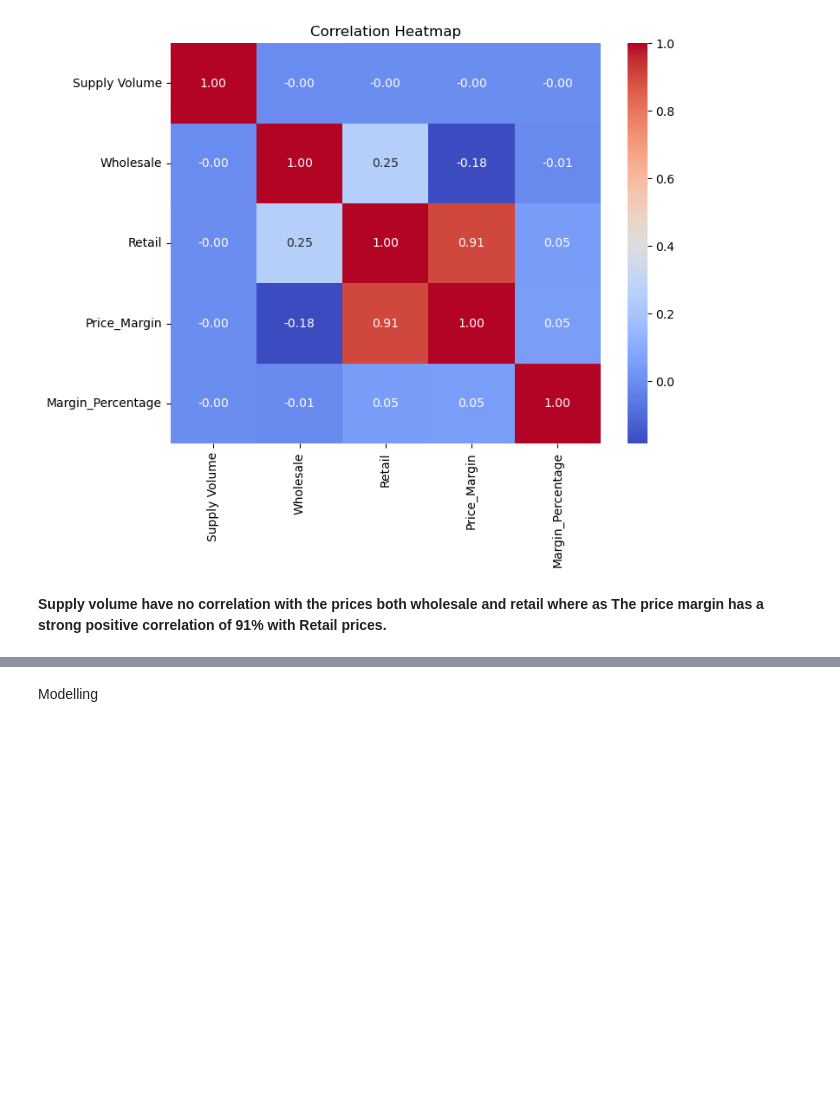
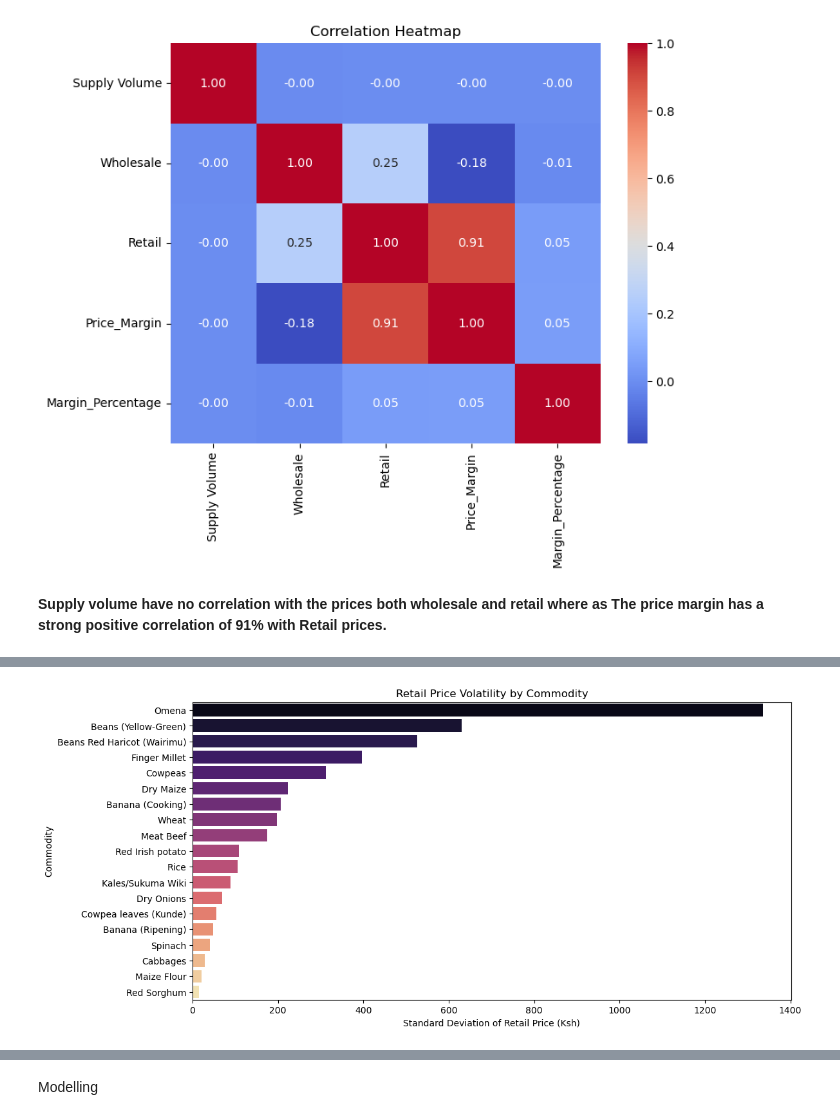
Before and after one commit to Victor-Mufasa/Agricultural-Commodity-Price-Forecasting, a Jupyter notebook: notebook/Sharon.ipynb, the cells around one changed output, grey strips where cells are left out. Cells and saved outputs as stored; diff of their text form; code cells hidden in the pictures; blank space fills up the shorter version.

```diff
--- a/notebook/Sharon.ipynb
+++ b/notebook/Sharon.ipynb
@@ -294,0 +353,12 @@ Nairobi_data = data[data['County'].str.contains('Nairobi', case=False, na=False)
+# %%
+# Compute Volatility per Commodity
+volatility = data.groupby('Commodity')['Retail'].std().sort_values(ascending=False)
+
+plt.figure(figsize=(12,6))
+sns.barplot(x=volatility.values, y=volatility.index, palette="magma")
+plt.title("Retail Price Volatility by Commodity")
+plt.xlabel("Standard Deviation of Retail Price (Ksh)")
+plt.ylabel("Commodity")
+plt.show()
+# %% [output]
+[figure, added]
```
Also changed, not shown: parts of 19 cells of this notebook.
